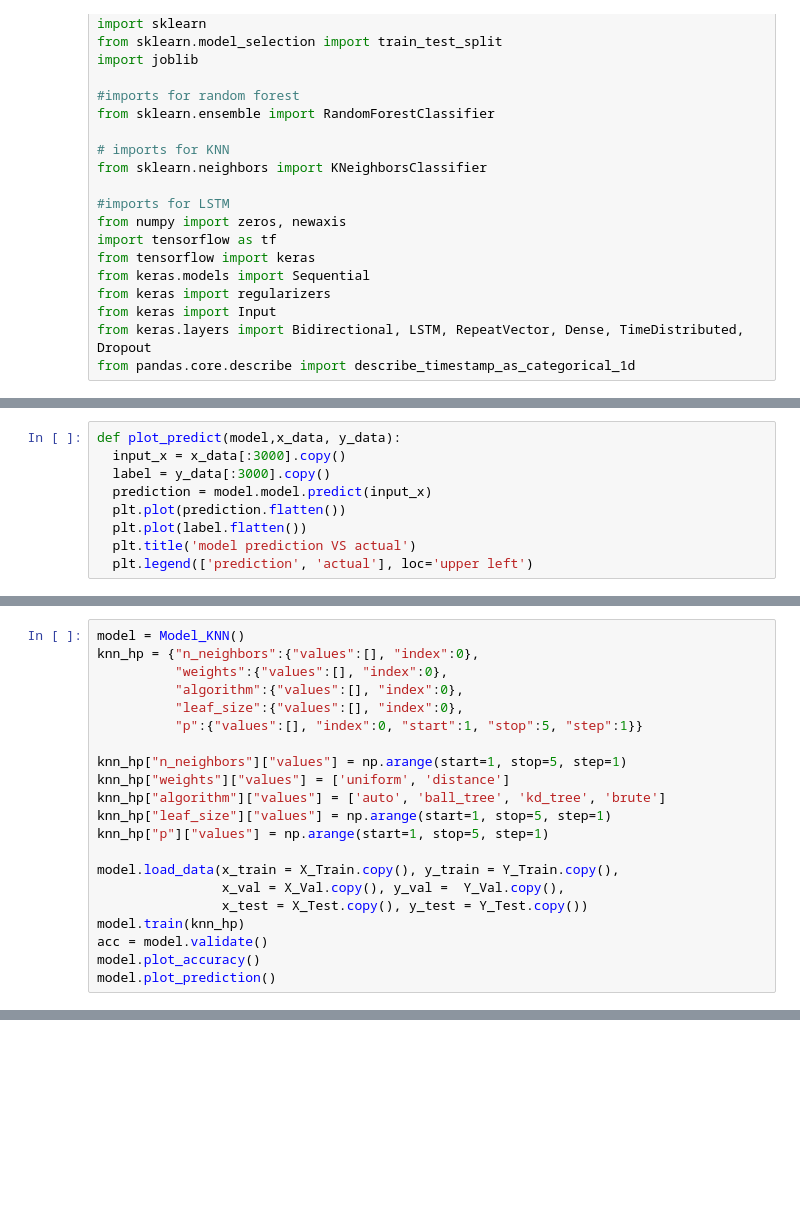
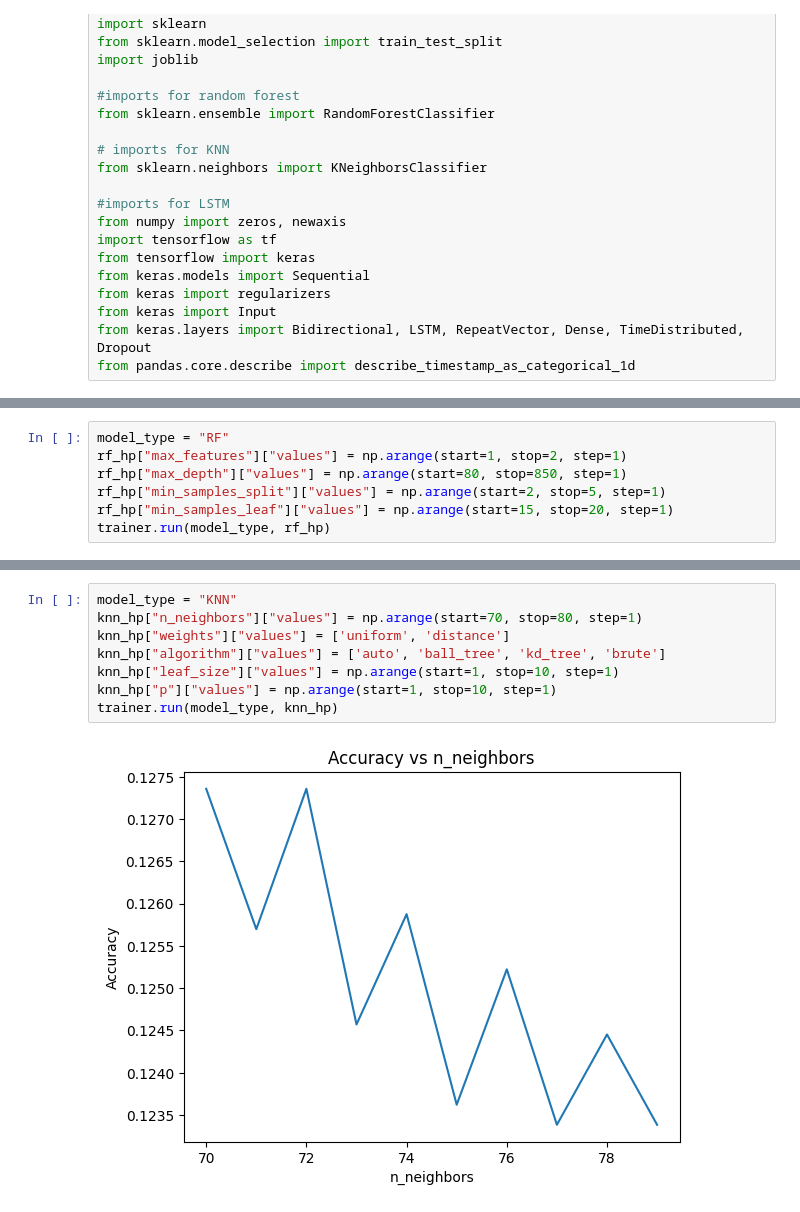
Before and after one commit to shef4/fireflyai, a Jupyter notebook: Thermoflyai_model_training.ipynb, the cells around one changed output, grey strips where cells are left out. Cells and saved outputs as stored; diff of their text form; blank space fills up the shorter version.

```diff
--- a/Thermoflyai_model_training.ipynb
+++ b/Thermoflyai_model_training.ipynb
@@ -445,9 +28,0 @@ Models:
-# %%
-def plot_predict(model,x_data, y_data):
-  input_x = x_data[:3000].copy()
-  label = y_data[:3000].copy()
-  prediction = model.model.predict(input_x)
-  plt.plot(prediction.flatten())
-  plt.plot(label.flatten())
-  plt.title('model prediction VS actual')
-  plt.legend(['prediction', 'actual'], loc='upper left')
@@ -873,21 +28,0 @@ model.plot_prediction()
-# %%
-model = Model_KNN()
-knn_hp = {"n_neighbors":{"values":[], "index":0},
-          "weights":{"values":[], "index":0},
-          "algorithm":{"values":[], "index":0},
-          "leaf_size":{"values":[], "index":0},
-          "p":{"values":[], "index":0, "start":1, "stop":5, "step":1}}
-
-knn_hp["n_neighbors"]["values"] = np.arange(start=1, stop=5, step=1)
-knn_hp["weights"]["values"] = ['uniform', 'distance']
-knn_hp["algorithm"]["values"] = ['auto', 'ball_tree', 'kd_tree', 'brute']
-knn_hp["leaf_size"]["values"] = np.arange(start=1, stop=5, step=1)
-knn_hp["p"]["values"] = np.arange(start=1, stop=5, step=1)
-
-model.load_data(x_train = X_Train.copy(), y_train = Y_Train.copy(),
-                x_val = X_Val.copy(), y_val =  Y_Val.copy(),
-                x_test = X_Test.copy(), y_test = Y_Test.copy())
-model.train(knn_hp)
-acc = model.validate()
-model.plot_accuracy()
-model.plot_prediction()
@@ -1021,0 +584,7 @@ print("Accuracy: %.2f%%" % (accuracy * 100.0))
+# %%
+model_type = "RF"
+rf_hp["max_features"]["values"] = np.arange(start=1, stop=2, step=1)
+rf_hp["max_depth"]["values"] = np.arange(start=80, stop=850, step=1)
+rf_hp["min_samples_split"]["values"] = np.arange(start=2, stop=5, step=1)
+rf_hp["min_samples_leaf"]["values"] = np.arange(start=15, stop=20, step=1)
+trainer.run(model_type, rf_hp)
@@ -1021,0 +598,10 @@ print("Accuracy: %.2f%%" % (accuracy * 100.0))
+# %%
+model_type = "KNN"
+knn_hp["n_neighbors"]["values"] = np.arange(start=70, stop=80, step=1)
+knn_hp["weights"]["values"] = ['uniform', 'distance']
+knn_hp["algorithm"]["values"] = ['auto', 'ball_tree', 'kd_tree', 'brute']
+knn_hp["leaf_size"]["values"] = np.arange(start=1, stop=10, step=1)
+knn_hp["p"]["values"] = np.arange(start=1, stop=10, step=1)
+trainer.run(model_type, knn_hp)
+# %% [output]
+[figure, added]
```
Also changed, not shown: parts of 39 cells of this notebook.
